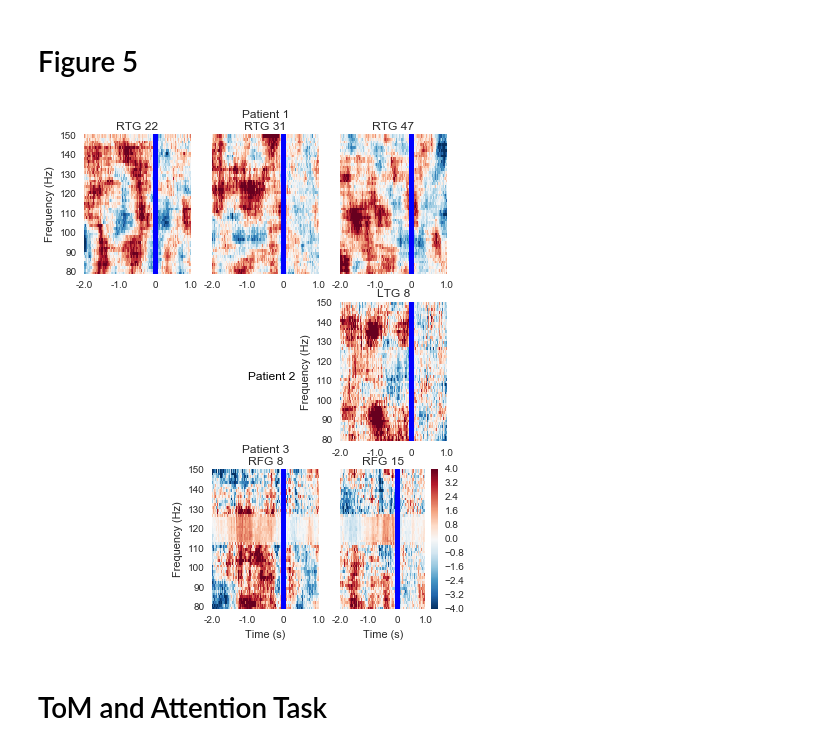
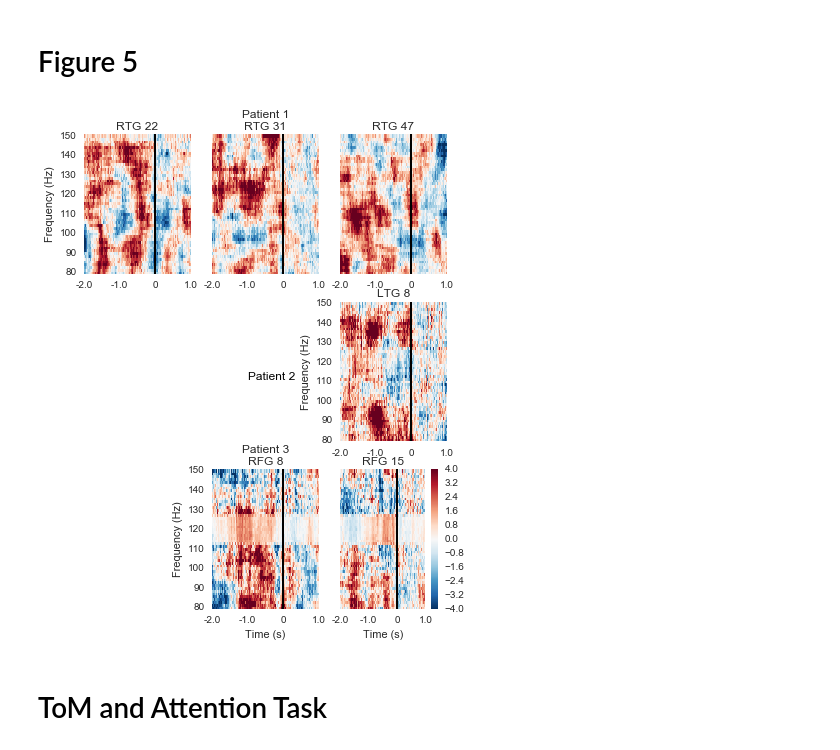
Before and after one commit to andrewbartuska/thesis, a Jupyter notebook: thesis_spectral_analysis.ipynb, the cells around one changed output. Saved outputs shown, nothing was run; the diff lists cells and outputs as text; code cells hidden in the pictures.

```diff
--- a/thesis_spectral_analysis.ipynb
+++ b/thesis_spectral_analysis.ipynb
@@ -146,40 +146,40 @@ axes[0,1].set_xlabel("")
 axes[0,2].set_xlabel("")
 axes[1,2].set_xlabel("")
 axes[2,1].set_xlabel("Time (s)")
 axes[2,2].set_xlabel("Time (s)")
 
-axes[0,0].axvline(x=0, linewidth=5)
-axes[0,1].axvline(x=0, linewidth=5)
-axes[0,2].axvline(x=0, linewidth=5)
-axes[1,2].axvline(x=0, linewidth=5)
-axes[2,1].axvline(x=0, linewidth=5)
-axes[2,2].axvline(x=0, linewidth=5)
+axes[0,0].axvline(x=0, linewidth=2, color='black')
+axes[0,1].axvline(x=0, linewidth=2, color='black')
+axes[0,2].axvline(x=0, linewidth=2, color='black')
+axes[1,2].axvline(x=0, linewidth=2, color='black')
+axes[2,1].axvline(x=0, linewidth=2, color='black')
+axes[2,2].axvline(x=0, linewidth=2, color='black')
 
 axes[0,0].set_yticks(np.arange(80, 160, 10))
 axes[1,2].set_yticks(np.arange(80, 160, 10))
 axes[2,1].set_yticks(np.arange(80, 160, 10))
 axes[0,1].set_yticks([])
 axes[0,2].set_yticks([])
 axes[1,0].set_yticks([])
 axes[1,1].set_yticks([])
 axes[2,0].set_yticks([])
 axes[2,2].set_yticks([])
 
 axes[0,1].set_ylabel("")
 axes[0,2].set_ylabel("")
 axes[2,2].set_ylabel("")
 
 axes[1,0].set_xticklabels([])
 axes[1,1].set_xticklabels([])
 axes[2,0].set_xticklabels([])
 axes[1,0].set_axis_bgcolor('white')
 axes[1,1].set_axis_bgcolor('white')
 axes[2,0].set_axis_bgcolor('white')
 
 #plt.tight_layout()
 fig.savefig("F5-TF Plots Loc.png", dpi=1000)
 # %% [output]
-[figure, old version]
+[figure, new version]
 # %% [markdown]
 # ToM and Attention Task
 # %%
```
Also changed, not shown: parts of 9 cells of this notebook, 2 other files.
